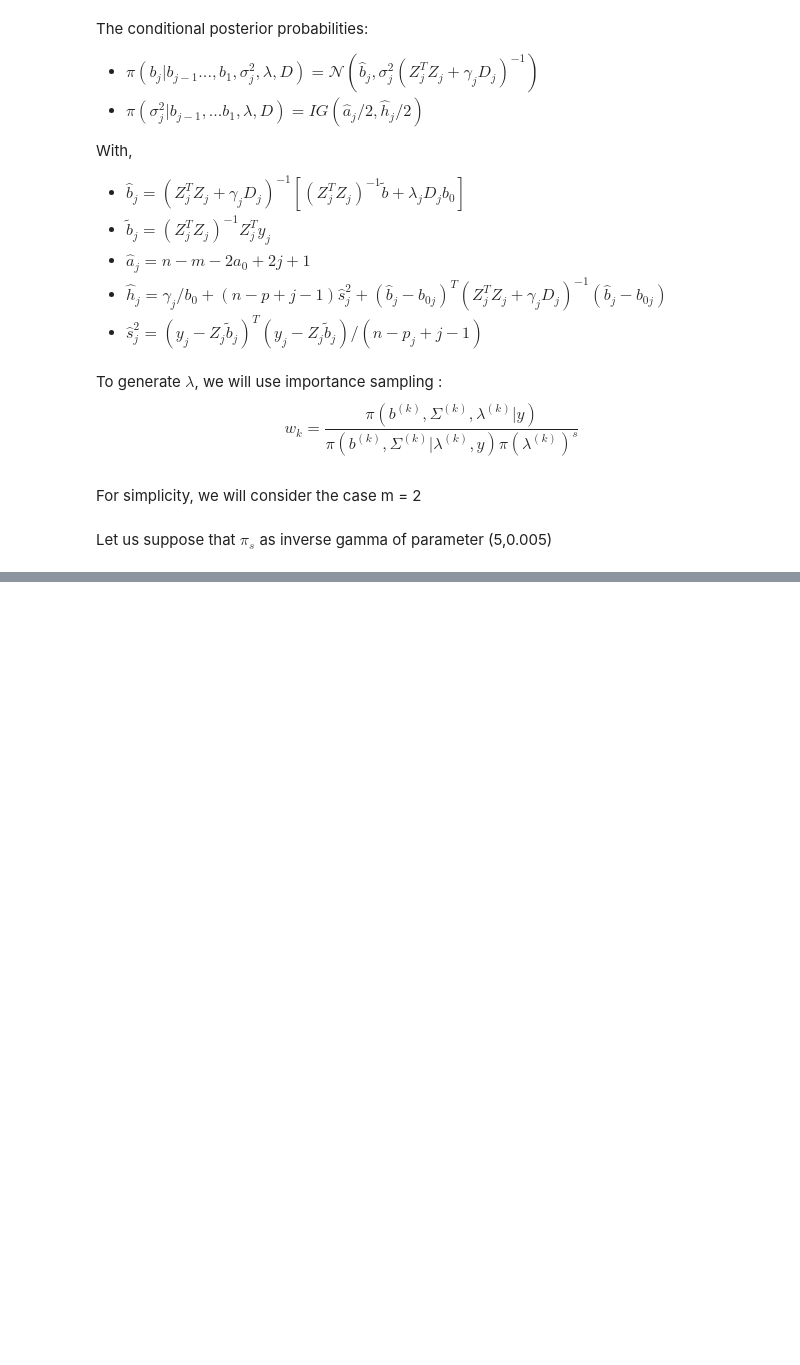
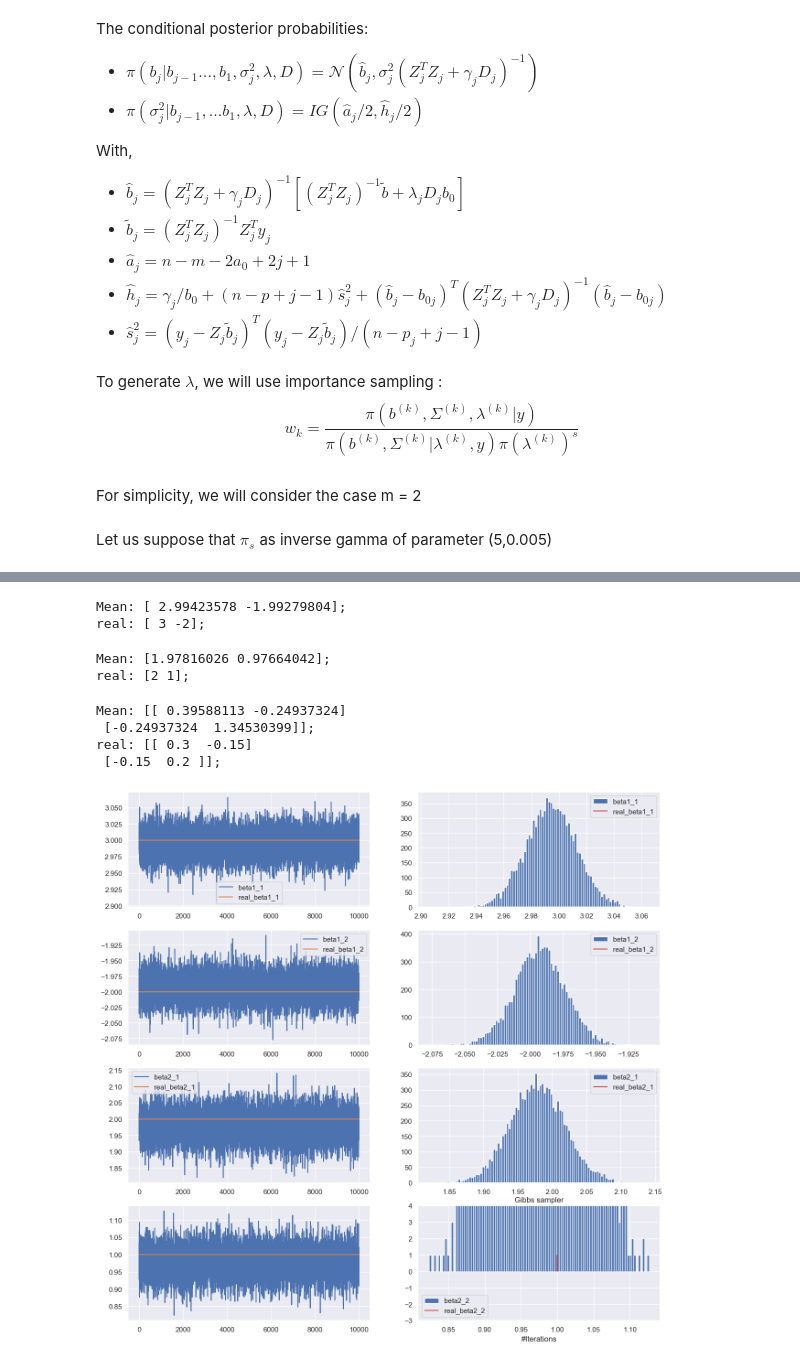
Before and after one commit to yunhao-tech/Bayesian-Inference-project, a Jupyter notebook: SUR.ipynb, the cells around one changed output, grey strips where cells are left out. Saved outputs shown, nothing was run; the diff lists cells and outputs as text; code cells hidden in the pictures; blank space fills up the shorter version.

```diff
--- a/SUR.ipynb
+++ b/SUR.ipynb
@@ -609,0 +639,15 @@ plot_omega(omega)
+# %%
+def multivariatet(mu,Sigma,N,M):
+    '''
+    Output:
+    Produce M samples of d-dimensional multivariate t distribution
+    Input:
+    mu = mean (d dimensional numpy array or scalar)
+    Sigma = scale matrix (dxd numpy array)
+    N = degrees of freedom
+    M = # of samples to produce
+    '''
+    d = len(Sigma)
+    g = np.tile(np.random.gamma(N/2.,2./N,M),(d,1)).T
+    Z = np.random.multivariate_normal(np.zeros(d),Sigma,M)
+    return mu + Z/np.sqrt(g)
@@ -609,0 +766,3 @@ plot_omega(omega)
+# %%
+DMC_IS_sampler_V = DMC_IS_Sampler_V(SUR_data=generate_SUR())
+beta1, beta2, omega, w = DMC_IS_sampler_V.sample()
@@ -609,0 +779,25 @@ plot_omega(omega)
+# %%
+print(f'Mean: {np.mean(beta1, axis=0)};')
+print(f'real: {params.beta1.reshape(-1)};')
+# %% [output]
+Mean: [ 2.99423578 -1.99279804];
+real: [ 3 -2];
+# %%
+print(f'Mean: {np.mean(beta2, axis=0)};')
+print(f'real: {params.beta2.reshape(-1)};')
+# %% [output]
+Mean: [1.97816026 0.97664042];
+real: [2 1];
+# %%
+print(f'Mean: {np.mean(omega, axis=0)};')
+print(f'real: {params.omega};')
+# %% [output]
+Mean: [[ 0.39588113 -0.24937324]
+ [-0.24937324  1.34530399]];
+real: [[ 0.3  -0.15]
+ [-0.15  0.2 ]];
+# %%
+beta = np.hstack((beta1.reshape(-1,2),beta2.reshape(-1,2)))
+plot_beta(beta)
+# %% [output]
+[figure, added]
```
Also changed, not shown: parts of 35 cells of this notebook.
